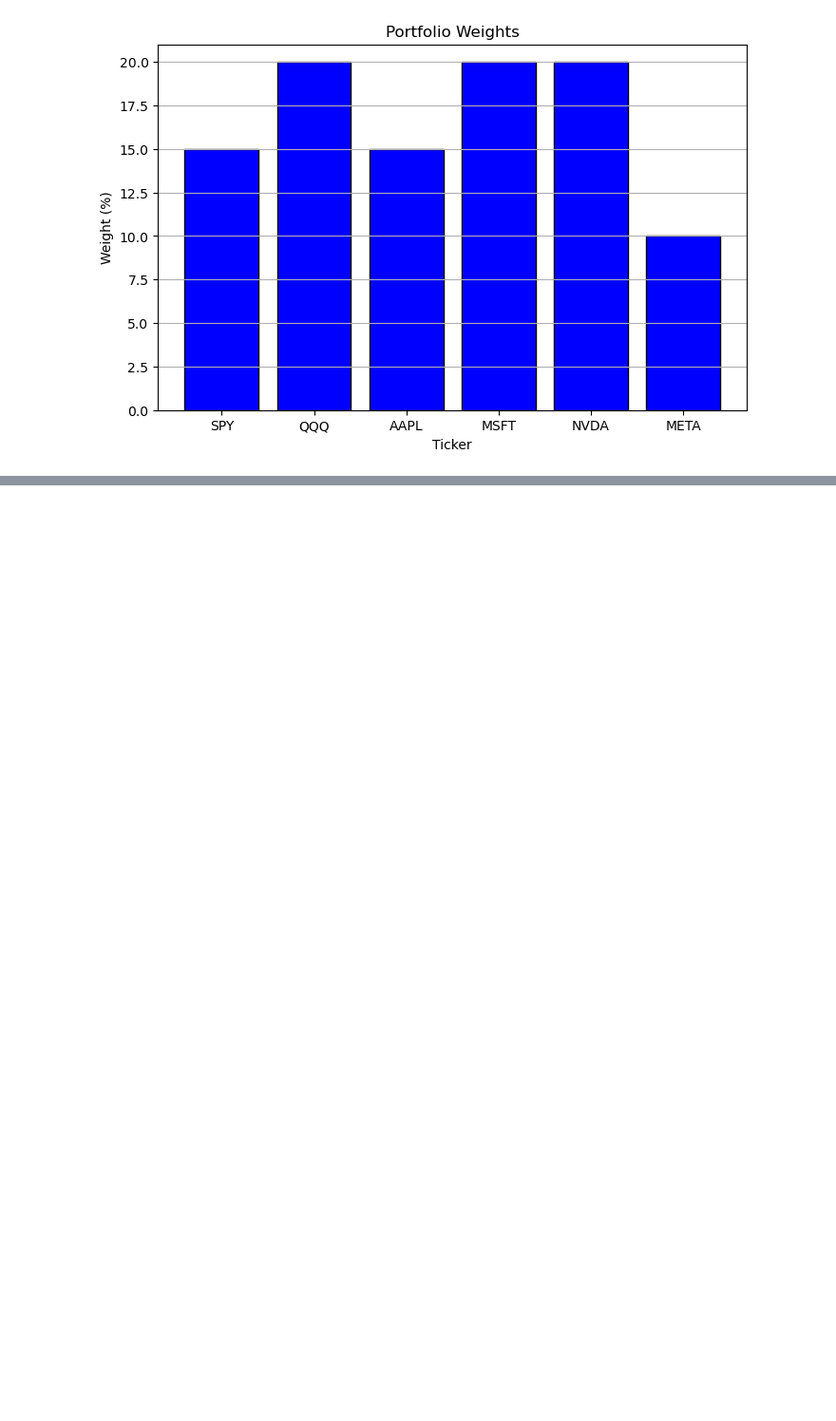
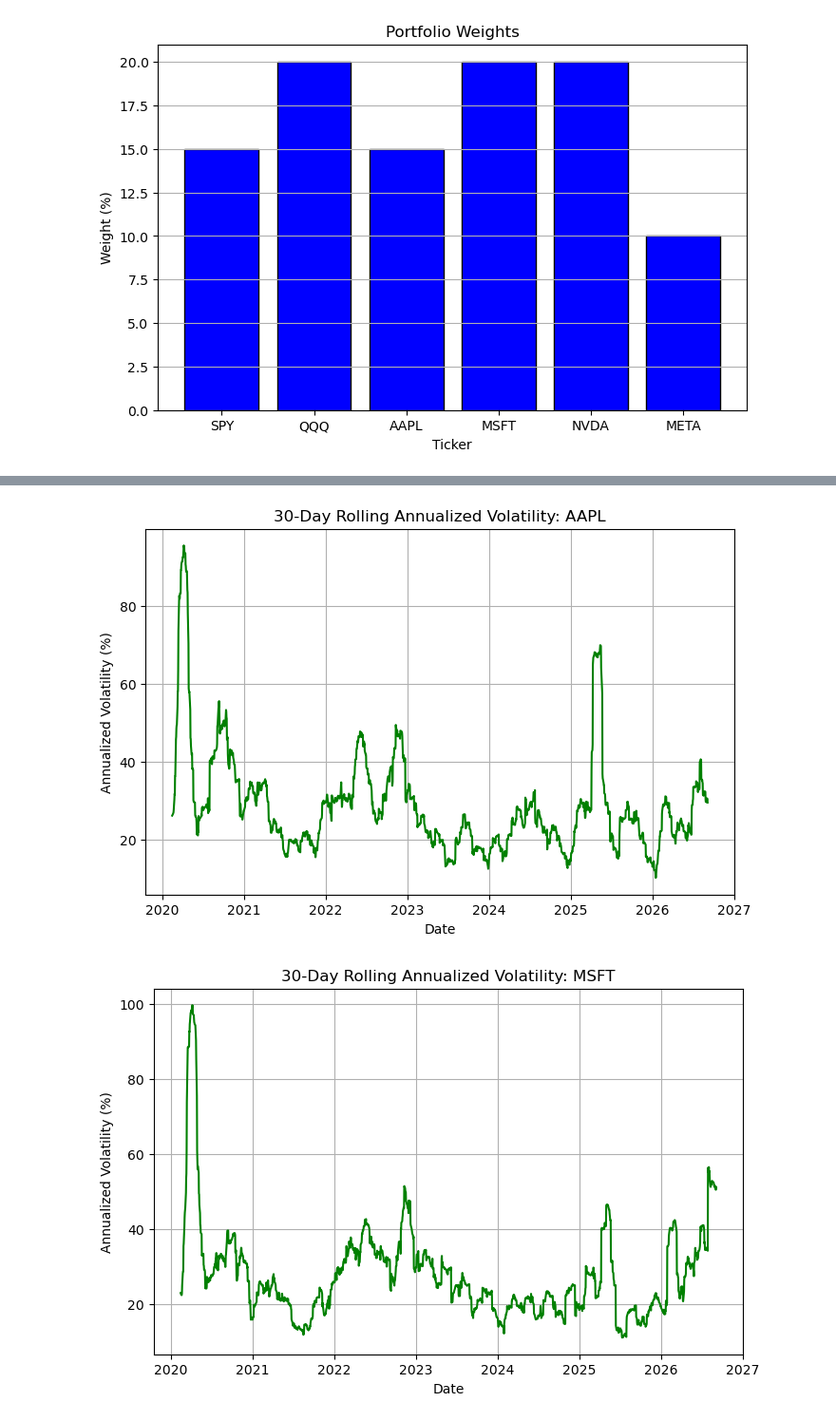
Before and after one commit to caiorocha12/Finance-Dashboard-AI-project, a Jupyter notebook: finance_data_analysis.ipynb, the cells around one changed output, grey strips where cells are left out. Shown at 95% size. Cells and saved outputs as stored; diff of their text form; code cells hidden in the pictures; blank space fills up the shorter version.

```diff
--- a/finance_data_analysis.ipynb
+++ b/finance_data_analysis.ipynb
@@ -858,0 +1282,22 @@ plt.show()
+# %%
+# Asset Rolling Volatility
+
+asset_rolling_volatility = asset_results["rolling_volatility"]
+
+for ticker in asset_rolling_volatility.columns:
+    plt.figure(figsize=(8, 5))
+
+    plt.plot(
+        asset_rolling_volatility.index,
+        asset_rolling_volatility[ticker] * 100,
+        color = "green"
+    )
+
+    plt.xlabel("Date")
+    plt.ylabel("Annualized Volatility (%)")
+    plt.title(f"30-Day Rolling Annualized Volatility: {ticker}")
+    plt.grid(True)
+    plt.show()
+# %% [output]
+[figure, added]
+[figure, added]
```
Also changed, not shown: parts of 62 cells of this notebook.
